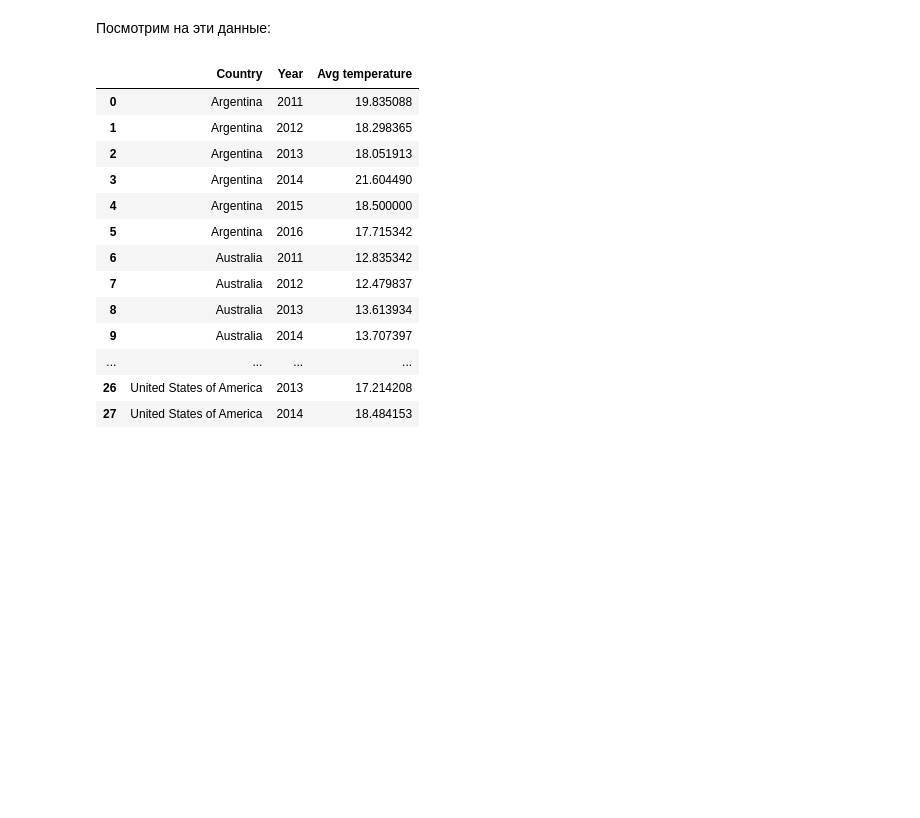
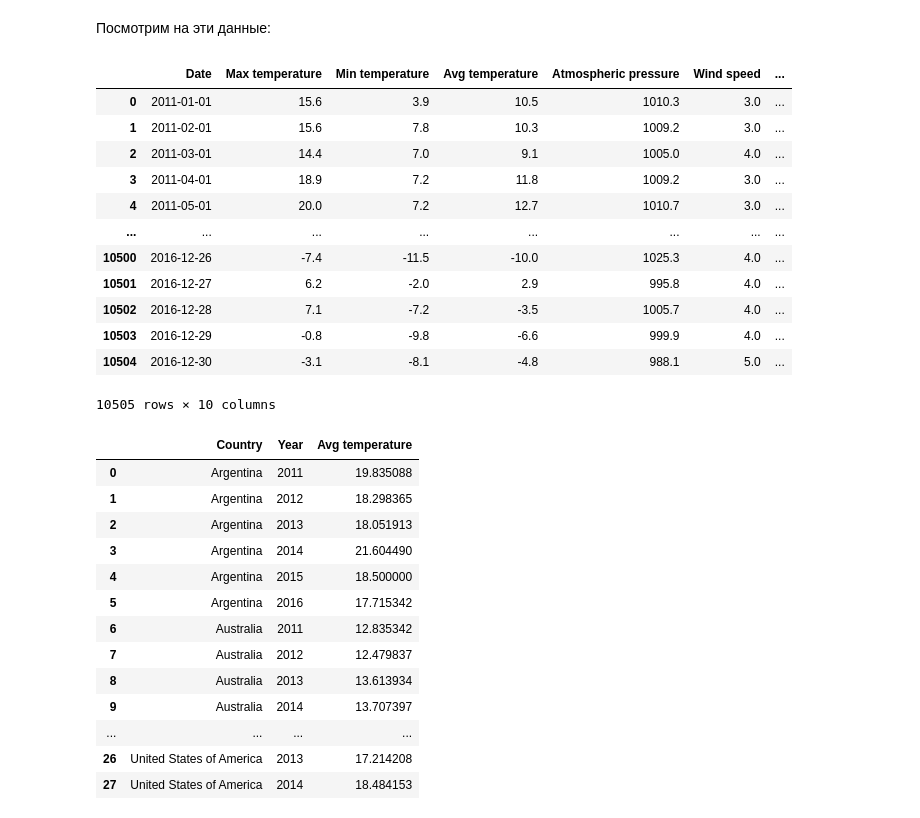
Before and after one commit to husanpy/12_team_hak_19_10, a Jupyter notebook: Trained.ipynb, the cells around one changed output. Drawn from its saved outputs; the diff is of its cells as text; code cells hidden in the pictures; blank space fills up the shorter version.

Commit message:
Make output raw data
Created outputting raw data to meet the requirements

```diff
--- a/Trained.ipynb
+++ b/Trained.ipynb
@@ -60,7 +60,7 @@ def get_weather_data(country_list=['RS','US','AS','AR','CH','CA'],station_list=[
     data.loc[data['Country'] == 'CA', 'Country'] = 'Canada'
 
     data['Date'] = pd.to_datetime(data['Date'])
-    return extract_average_annual_temp(data)
+    return data
 # %% [markdown]
 # Функция, вытаскивающая данные урожая
 # %%
@@ -89,4 +89,4 @@ station_list = ['27612','725033','949260','875850','545110','710630']
 # %% [markdown]
 Посмотрим на эти данные:
 # %%
-df1 = get_weather_data()
+df = get_weather_data()
@@ -93,5 +95,21 @@ df1 = get_weather_data()
 # %%
 df2 = get_yield_data()
+# %%
+df
+# %% [output]
+|  | Date | Max temperature | Min temperature | Avg temperature | Atmospheric pressure | Wind speed | ... |
+| 0 | 2011-01-01 | 15.6 | 3.9 | 10.5 | 1010.3 | 3.0 | ... |
+| 1 | 2011-02-01 | 15.6 | 7.8 | 10.3 | 1009.2 | 3.0 | ... |
+| 2 | 2011-03-01 | 14.4 | 7.0 | 9.1 | 1005.0 | 4.0 | ... |
+| 3 | 2011-04-01 | 18.9 | 7.2 | 11.8 | 1009.2 | 3.0 | ... |
+| 4 | 2011-05-01 | 20.0 | 7.2 | 12.7 | 1010.7 | 3.0 | ... |
+| ... | ... | ... | ... | ... | ... | ... | ... |
+| 10500 | 2016-12-26 | -7.4 | -11.5 | -10.0 | 1025.3 | 4.0 | ... |
+| 10501 | 2016-12-27 | 6.2 | -2.0 | 2.9 | 995.8 | 4.0 | ... |
+| 10502 | 2016-12-28 | 7.1 | -7.2 | -3.5 | 1005.7 | 4.0 | ... |
+| 10503 | 2016-12-29 | -0.8 | -9.8 | -6.6 | 999.9 | 4.0 | ... |
+| 10504 | 2016-12-30 | -3.1 | -8.1 | -4.8 | 988.1 | 5.0 | ... |
+10505 rows × 10 columns
 # %%
 df1
 # %% [output]
```
Also changed, not shown: parts of 1 cell of this notebook.
